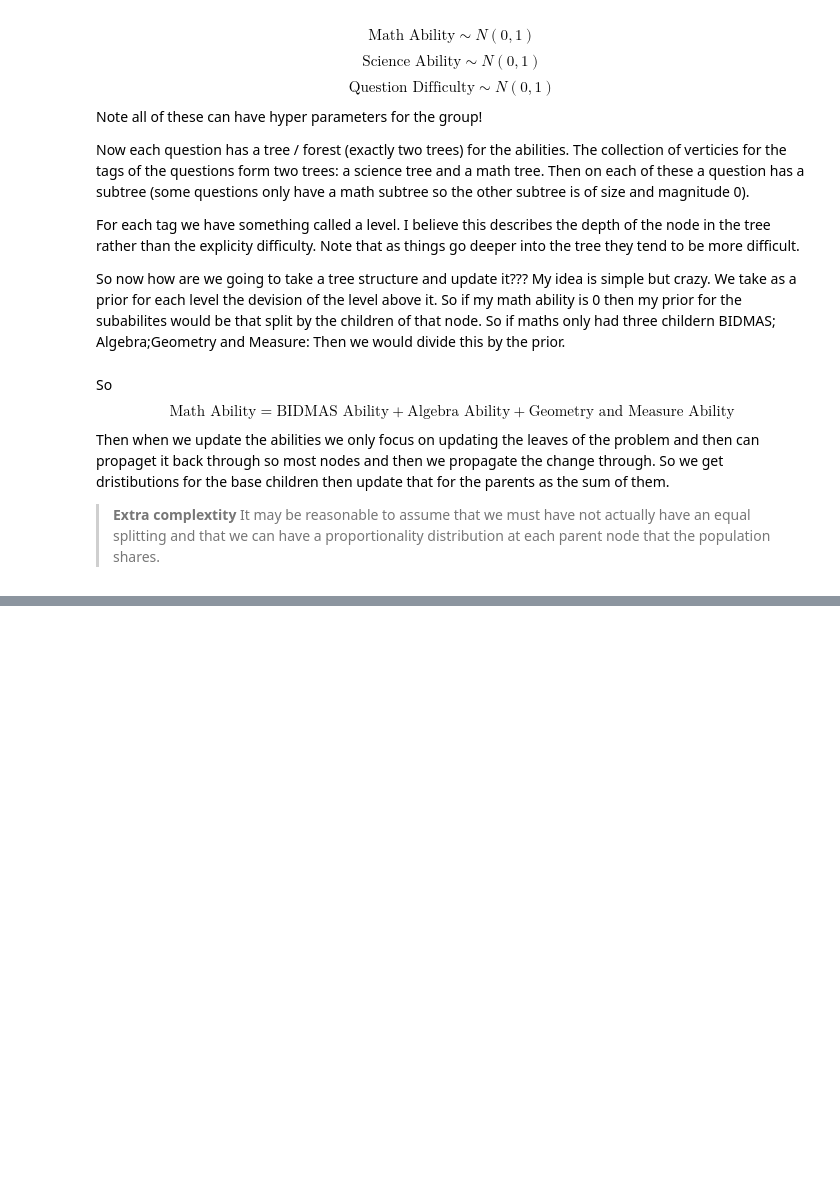
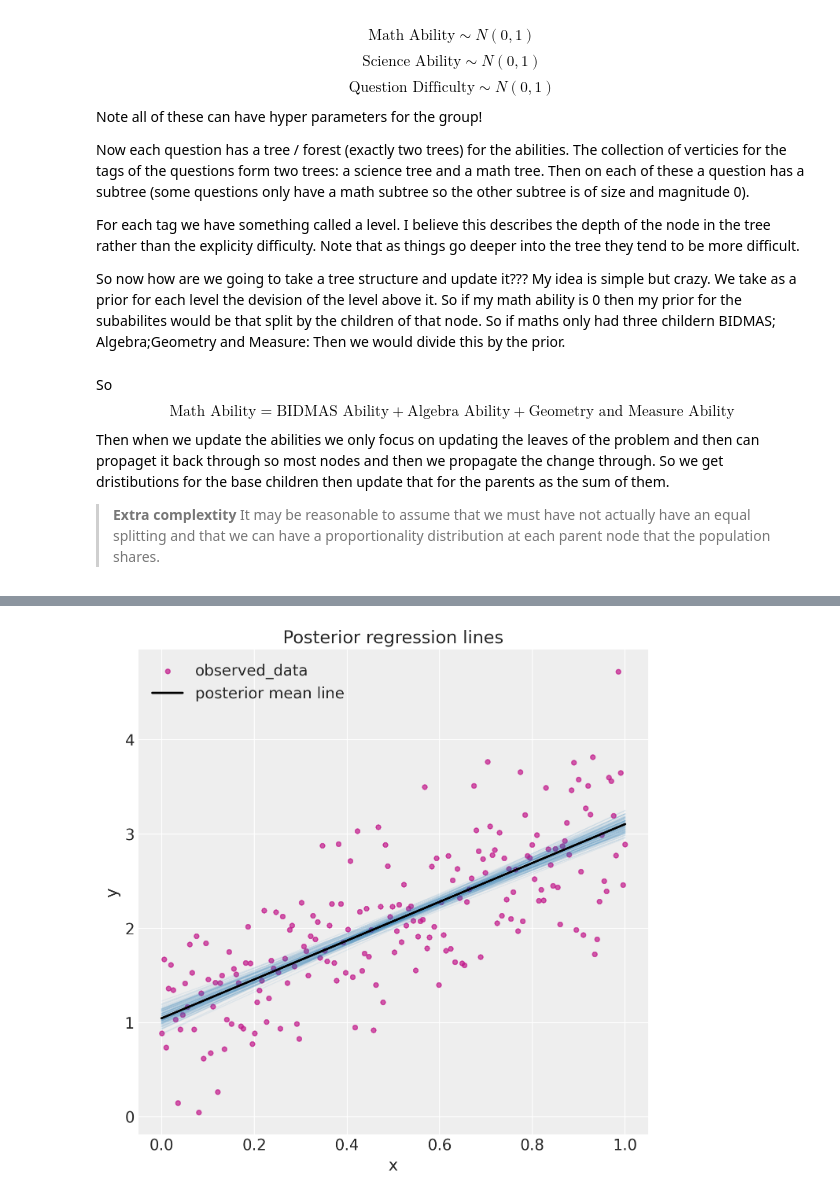
Before and after one commit to kshoker12/STAT_405_Project, a Jupyter notebook: bayesian_model/main.ipynb, the cells around one changed output, grey strips where cells are left out. Drawn from its saved outputs; the diff is of its cells as text; code cells hidden in the pictures; blank space fills up the shorter version.

```diff
--- a/bayesian_model/main.ipynb
+++ b/bayesian_model/main.ipynb
@@ -39,0 +112,43 @@ This seems like a fair model
+# %%
+import matplotlib.pyplot as plt
+import numpy as np
+
+# Requires: x, y, idata, RANDOM_SEED from previous cells
+_, ax = plt.subplots(figsize=(7, 7))
+
+# observed data
+ax.scatter(x, y, s=18, alpha=0.7, color="#c2188b", label="observed_data")
+
+# flatten posterior draws
+intercept_draws = idata.posterior["Intercept"].values.reshape(-1)
+slope_draws = idata.posterior["slope"].values.reshape(-1)
+
+# draw random subset of posterior lines
+rng_lines = np.random.default_rng(RANDOM_SEED)
+n_lines = min(100, intercept_draws.size)
+line_idx = rng_lines.choice(intercept_draws.size, size=n_lines, replace=False)
+
+for i in line_idx:
+    ax.plot(
+        x,
+        intercept_draws[i] + slope_draws[i] * x,
+        color="#1f77b4",
+        alpha=0.08,
+        linewidth=1,
+    )
+
+# posterior mean line
+ax.plot(
+    x,
+    intercept_draws.mean() + slope_draws.mean() * x,
+    color="black",
+    linewidth=2,
+    label="posterior mean line",
+)
+
+ax.set_title("Posterior regression lines")
+ax.set_xlabel("x")
+ax.set_ylabel("y")
+ax.legend(loc="best");
+# %% [output]
+[figure, added]
```
Also changed, not shown: parts of 11 cells of this notebook, 1 other file.
